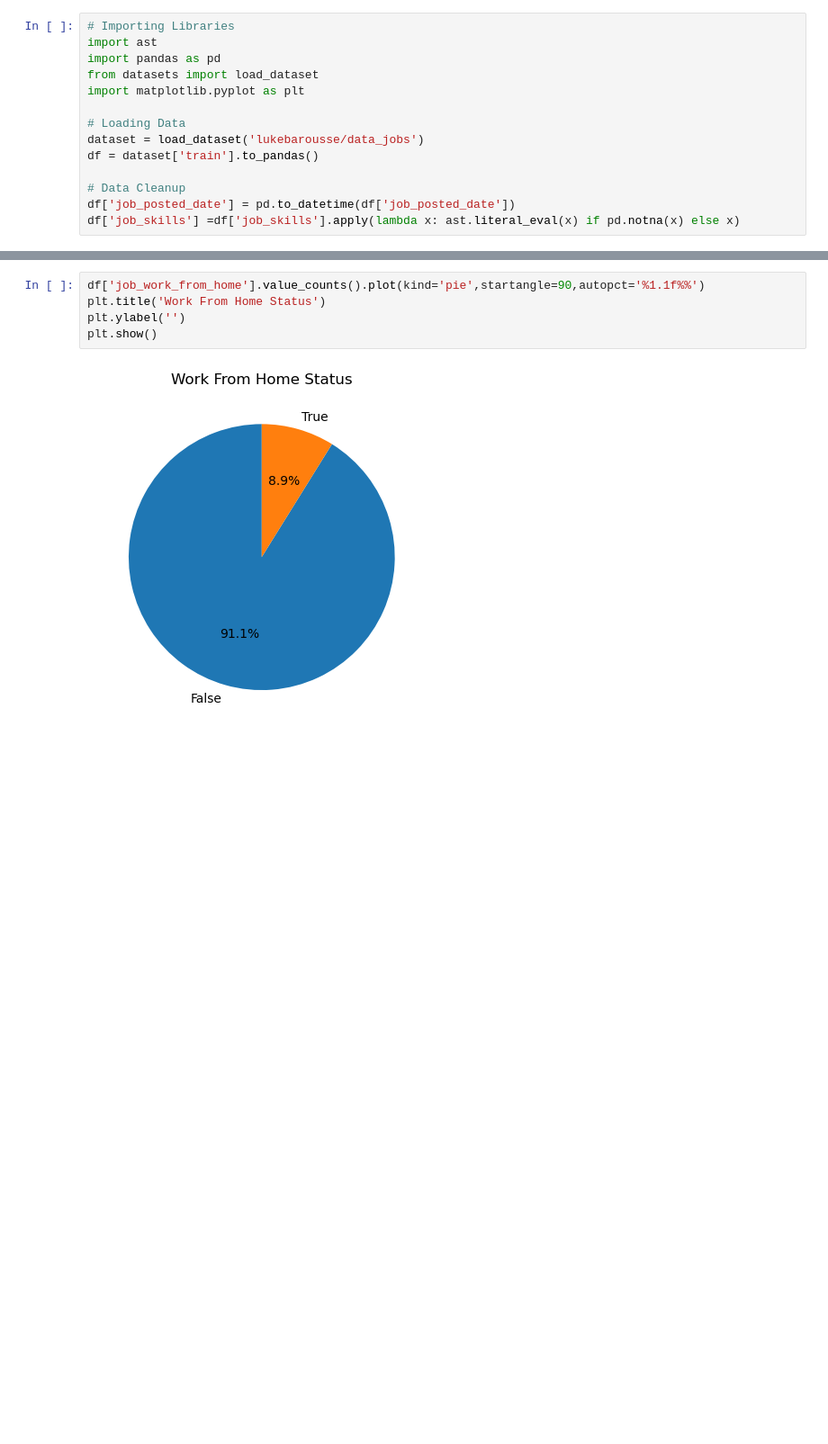
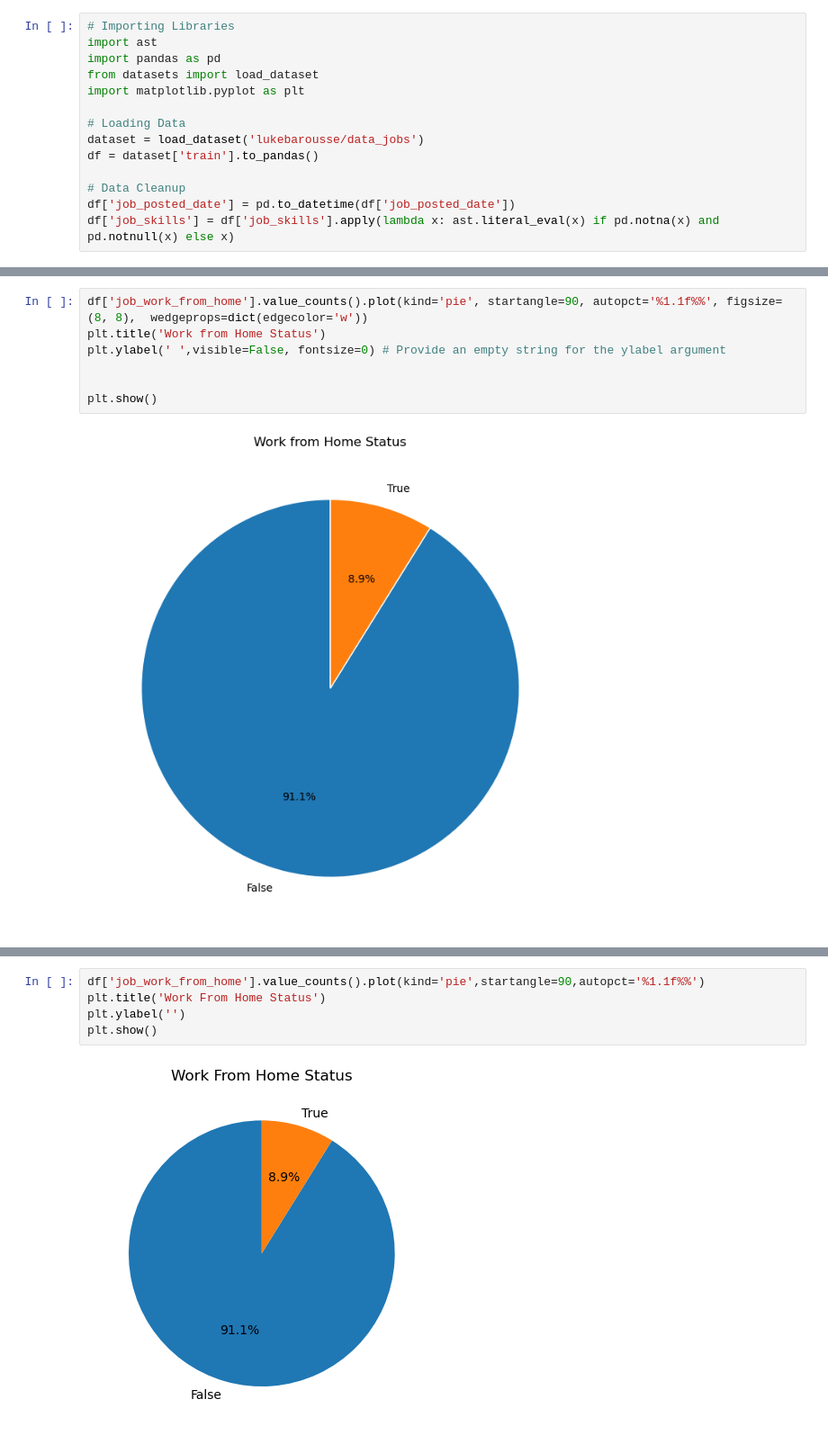
Before and after one commit to Cuishine/Python_Data_Project, a Jupyter notebook: 2_Advanced/14_Matplotlib_pie_Scatter_Plot.ipynb, the cells around one changed output, grey strips where cells are left out. Shown: that part at 90% size. Drawn from its saved outputs; the diff is of its cells as text; blank space fills up the shorter version.

```diff
--- a/2_Advanced/14_Matplotlib_pie_Scatter_Plot.ipynb
+++ b/2_Advanced/14_Matplotlib_pie_Scatter_Plot.ipynb
@@ -11,4 +11,4 @@ df = dataset['train'].to_pandas()
 
 # Data Cleanup
 df['job_posted_date'] = pd.to_datetime(df['job_posted_date'])
-df['job_skills'] =df['job_skills'].apply(lambda x: ast.literal_eval(x) if pd.notna(x) else x)
+df['job_skills'] = df['job_skills'].apply(lambda x: ast.literal_eval(x) if pd.notna(x) and pd.notnull(x) else x)
@@ -14,0 +60,9 @@ df['job_skills'] =df['job_skills'].apply(lambda x: ast.literal_eval(x) if pd.not
+# %%
+df['job_work_from_home'].value_counts().plot(kind='pie', startangle=90, autopct='%1.1f%%', figsize=(8, 8),  wedgeprops=dict(edgecolor='w'))
+plt.title('Work from Home Status')
+plt.ylabel(' ',visible=False, fontsize=0) # Provide an empty string for the ylabel argument
+
+
+plt.show()
+# %% [output]
+[figure, added]
```
Also changed, not shown: parts of 6 cells of this notebook.
